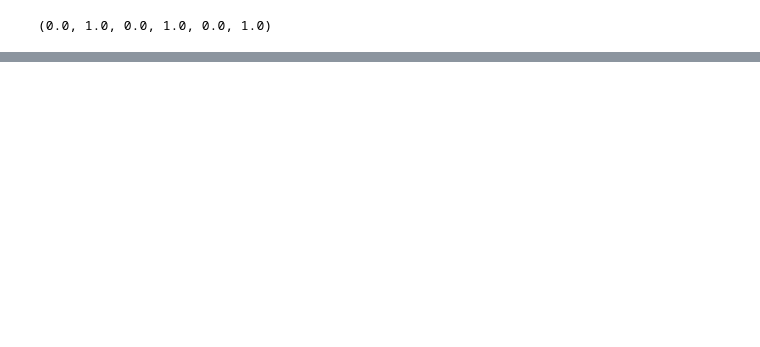
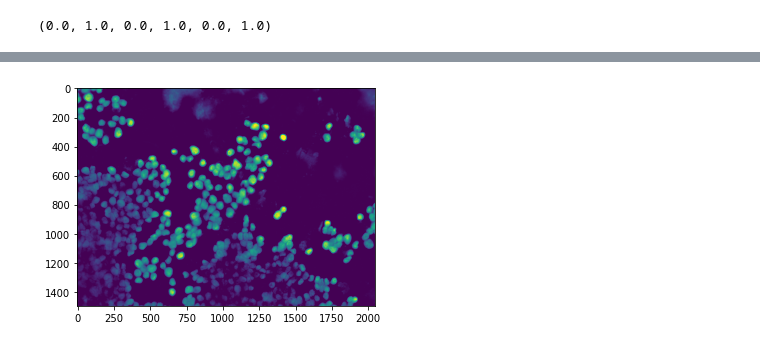
Before and after one commit to SimonBon/CellClass, a Jupyter notebook: test.ipynb, the cells around one changed output, grey strips where cells are left out. Drawn from its saved outputs; the diff is of its cells as text; code cells hidden in the pictures; blank space fills up the shorter version.

```diff
--- a/test.ipynb
+++ b/test.ipynb
@@ -29,0 +29,14 @@ plt.imshow(MCIm.B)
+# %%
+from skimage.morphology import reconstruction
+
+h = 0.6
+im = MCIm.B
+seed = im - h
+background = reconstruction(seed, im)
+hdome = im - background
+
+im = hdome
+plt.imshow(im)
+plt.show()
+# %% [output]
+[figure, added]
```
Also changed, not shown: parts of 11 cells of this notebook.
